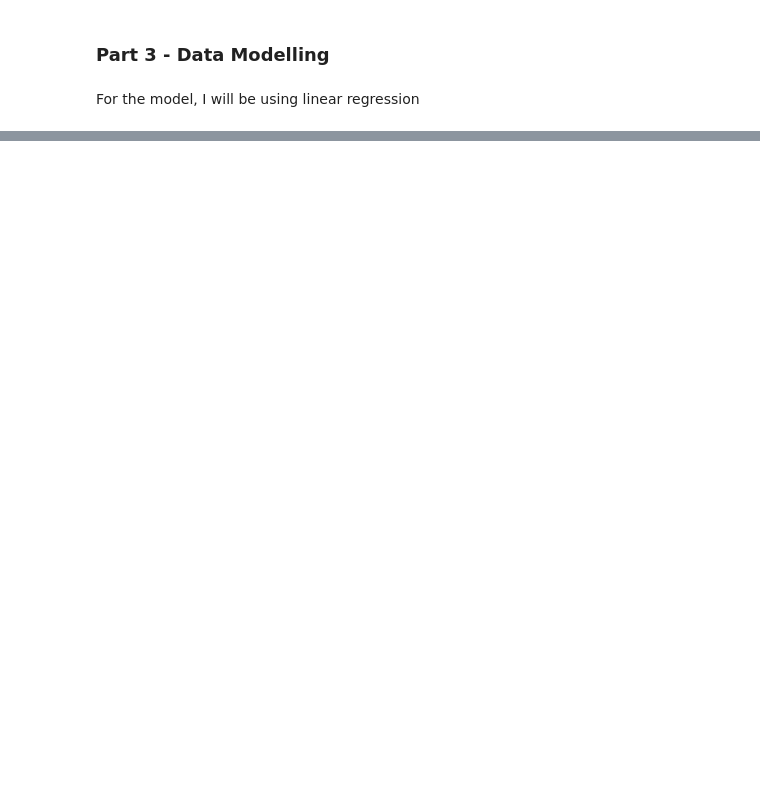
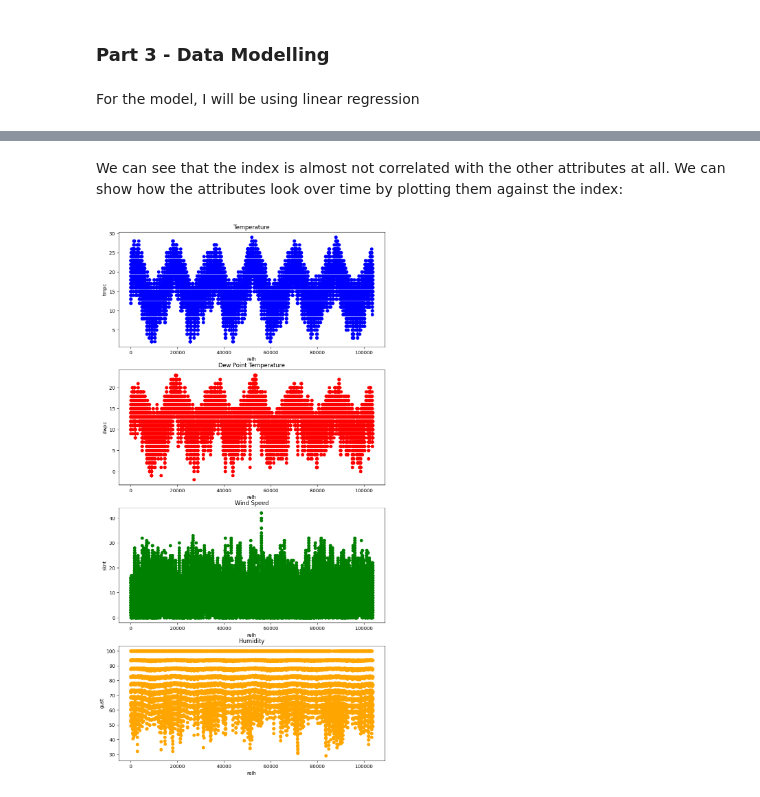
Before and after one commit to doko37/MSA_Phase2, a Jupyter notebook: data-science/workbook.ipynb, the cells around one changed output, grey strips where cells are left out. Cells and saved outputs as stored; diff of their text form; code cells hidden in the pictures; blank space fills up the shorter version.

```diff
--- a/data-science/workbook.ipynb
+++ b/data-science/workbook.ipynb
@@ -255,0 +280,29 @@ Prediction for 1 month in the future: [79.39377129]
+# %% [markdown]
+We can see that the index is almost not correlated with the other attributes at all. We can show how the attributes look over time by plotting them against the index:
+# %%
+plt.style.use("default")
+fig, (ax1, ax2, ax3, ax4) = plt.subplots(nrows=4, ncols=1, squeeze=True)
+
+ax1.plot(dataset["index"], dataset["tmpc"], 'o', color="blue")
+ax1.set_title("Temperature")
+ax1.set_xlabel("relh")
+ax1.set_ylabel("tmpc")
+
+ax2.plot(dataset["index"], dataset["dwpc"], 'o', color="red")
+ax2.set_title("Dew Point Temperature")
+ax2.set_xlabel("relh")
+ax2.set_ylabel("dwpc")
+
+ax3.plot(dataset["index"], dataset["sknt"], 'o', color="green")
+ax3.set_title("Wind Speed")
+ax3.set_xlabel("relh")
+ax3.set_ylabel("sknt")
+
+ax4.plot(dataset["index"], dataset["relh"], 'o', color="orange")
+ax4.set_title("Humidity")
+ax4.set_xlabel("relh")
+ax4.set_ylabel("gust")
+
+fig.set_size_inches(10,20)
+# %% [output]
+[figure, added]
```
Also changed, not shown: parts of 12 cells of this notebook.
